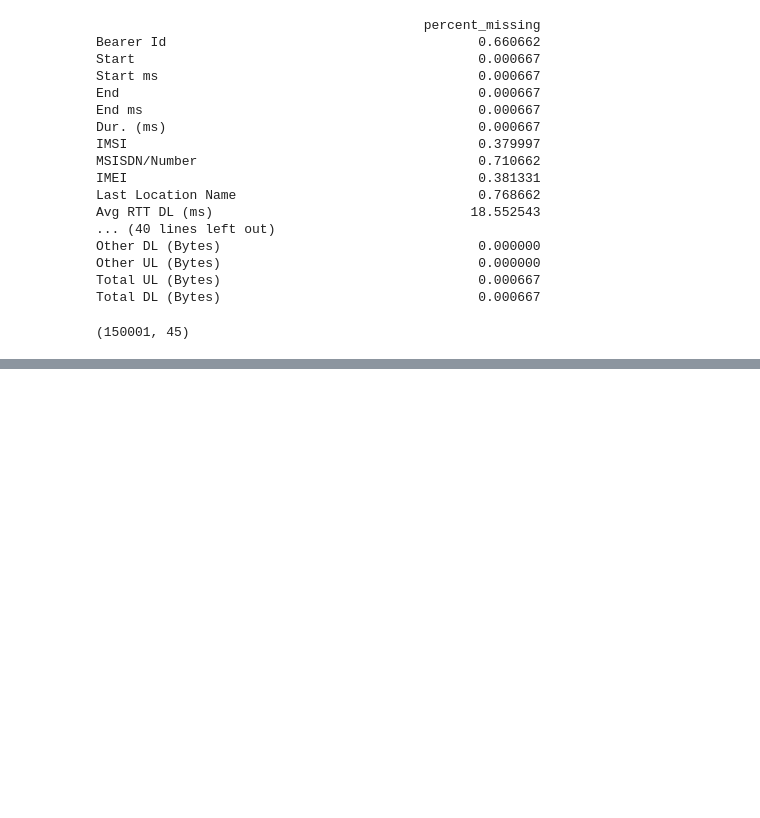
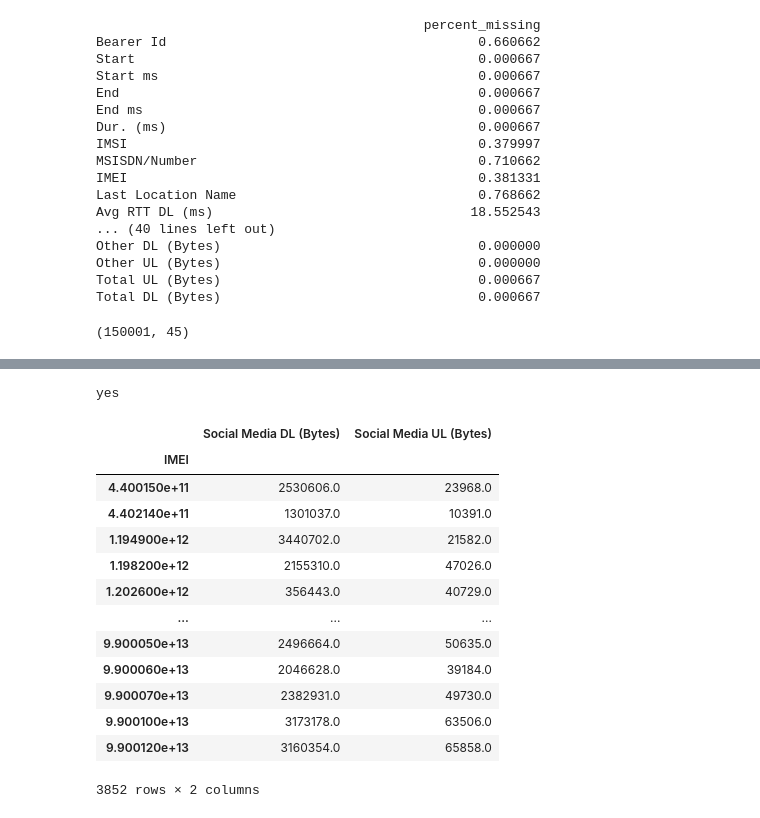
Before and after one commit to behigu/TellCo-Telecom-User-s-Data-Analysis, a Jupyter notebook: notebooks/Telco_telecom_user_data_analysis.ipynb, the cells around one changed output, grey strips where cells are left out. Cells and saved outputs as stored; diff of their text form; code cells hidden in the pictures; blank space fills up the shorter version.

Commit message:
data totally cleaned and some aggregation analysis made

```diff
--- a/notebooks/Telco_telecom_user_data_analysis.ipynb
+++ b/notebooks/Telco_telecom_user_data_analysis.ipynb
@@ -127,9 +127,6 @@ df_clean = df.drop(['TCP DL Retrans. Vol (Bytes)', 'TCP UL Retrans. Vol (Bytes)'
 df_clean.shape
 # %% [output]
 (150001, 45)
-# %%
-# replace-nan-values-with-average-of-columns
-df_clean.fillna(df_clean.mean(), inplace=True)
 # %%
 percent_missing = df_clean.isnull().sum() * 100 / len(df_clean)
 missing_value_df = pd.DataFrame({'percent_missing': percent_missing})
@@ -155,6 +152,16 @@ Total DL (Bytes)                       0.000000
+# %%
+# replace-nan-values-of-bearer-id-,-imei-with-forward-value-of-columns
+df_clean['Bearer Id'] = df_clean['Bearer Id'].fillna(method='ffill')
+df_clean['IMEI'] = df_clean['IMEI'].fillna(method='ffill')
 # %%
 df_clean['Last Location Name'].fillna('Unknow', inplace=True)
 #replace all NAN values of location with unknown
+# %%
+for column in df_clean.columns:
+    df_clean[column].fillna(df_clean[column].mode()[0], inplace=True)
+# %%
+df_clean['Last Location Name'].fillna('Unknow', inplace=True)
+#replace all NAN values of location with unknown
 # %%
 percent_missing = df_clean.isnull().sum() * 100 / len(df_clean)
 missing_value_df = pd.DataFrame({'percent_missing': percent_missing})
@@ -179,0 +188,24 @@ Total DL (Bytes)                       0.000000
+# %%
+print('yes')
+# %% [output]
+yes
+# %%
+df_clean.groupby('IMEI').aggregate({'Social Media DL (Bytes)':'min',
+                                    'Social Media DL (Bytes)':'max',
+                                    'Social Media UL (Bytes)':'min',
+                                    'Social Media UL (Bytes)':'max'})
+# %% [output]
+|  | Social Media DL (Bytes) | Social Media UL (Bytes) |
+| IMEI |  |  |
+| 4.400150e+11 | 2530606.0 | 23968.0 |
+| 4.402140e+11 | 1301037.0 | 10391.0 |
+| 1.194900e+12 | 3440702.0 | 21582.0 |
+| 1.198200e+12 | 2155310.0 | 47026.0 |
+| 1.202600e+12 | 356443.0 | 40729.0 |
+| ... | ... | ... |
+| 9.900050e+13 | 2496664.0 | 50635.0 |
+| 9.900060e+13 | 2046628.0 | 39184.0 |
+| 9.900070e+13 | 2382931.0 | 49730.0 |
+| 9.900100e+13 | 3173178.0 | 63506.0 |
+| 9.900120e+13 | 3160354.0 | 65858.0 |
+3852 rows × 2 columns
```
Also changed, not shown: parts of 4 cells of this notebook.
